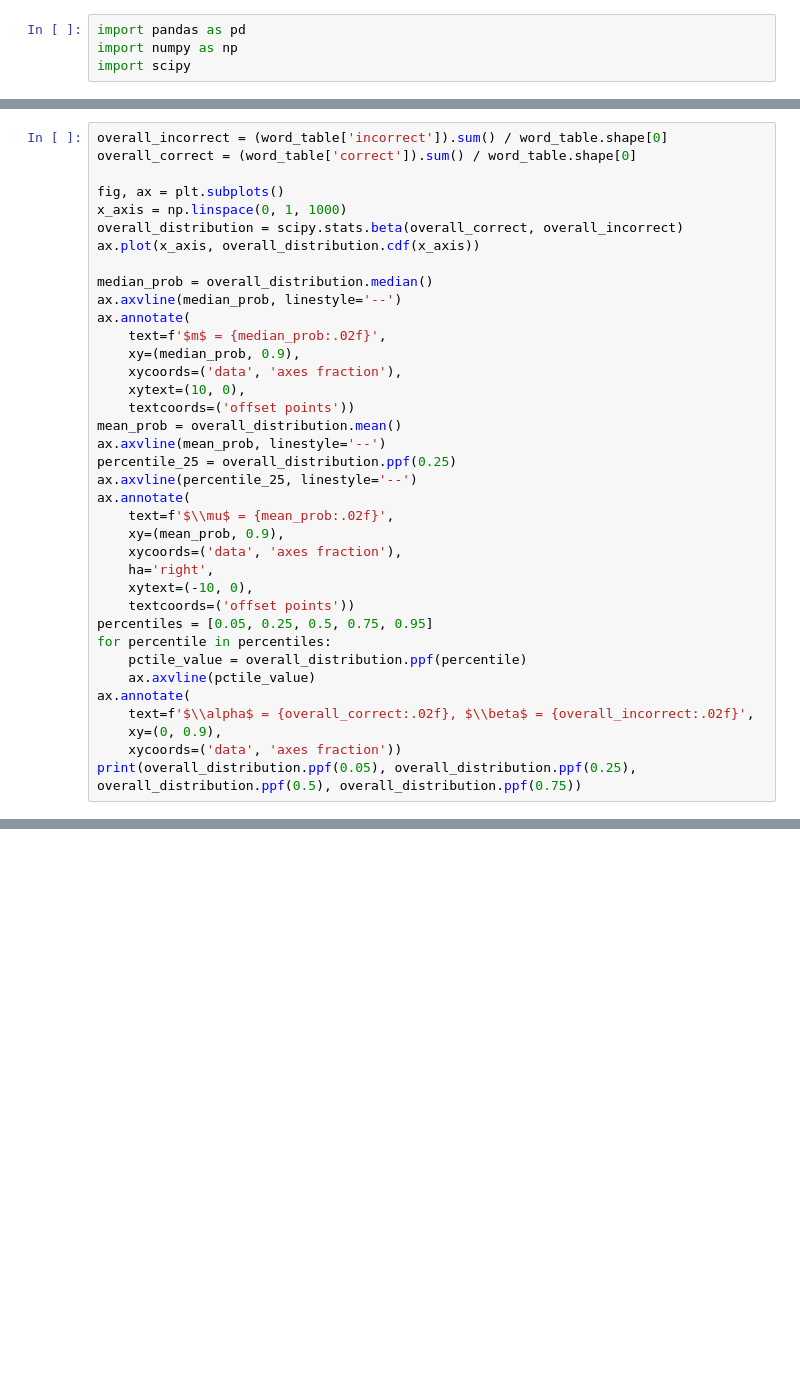
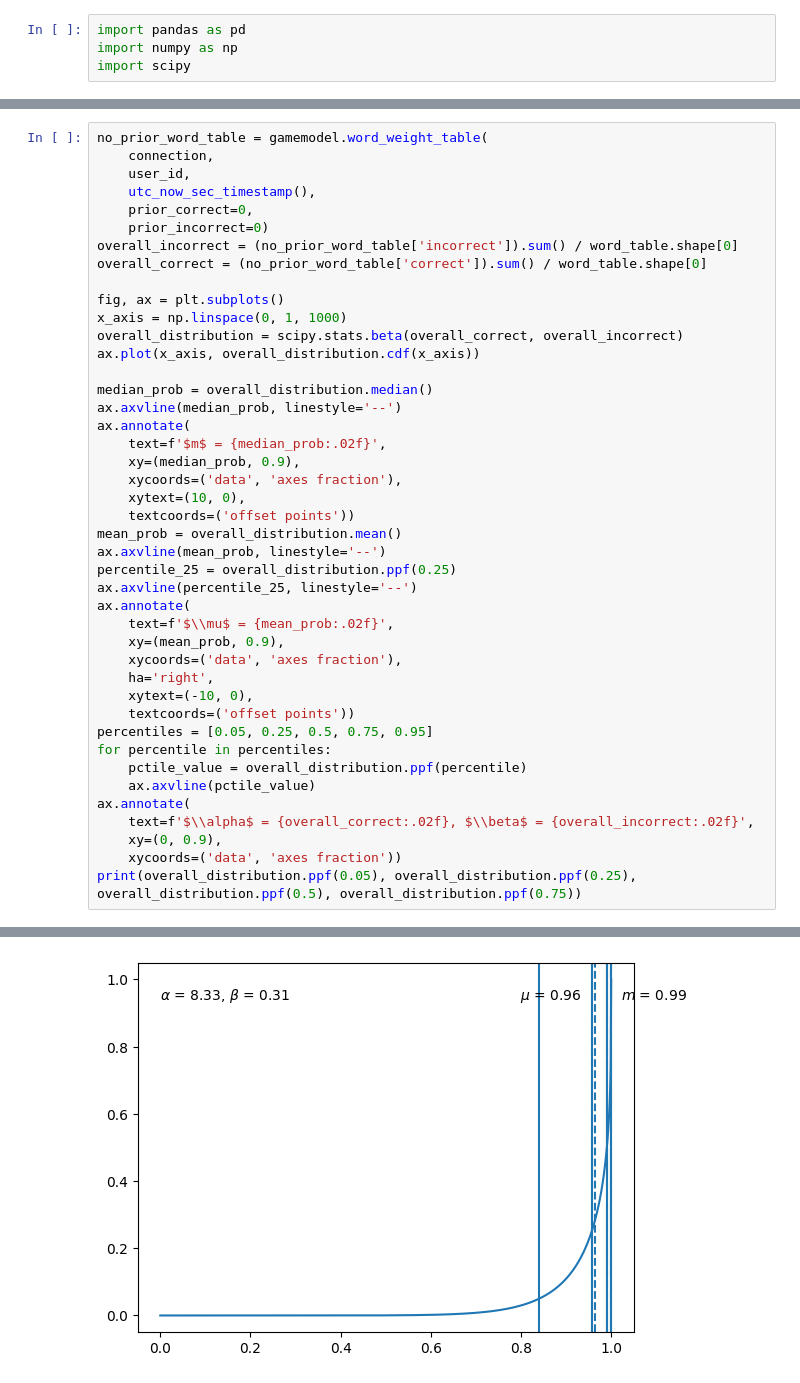
Before and after one commit to stormalinblue/VocabQuiz, a Jupyter notebook: spare/new_plots.ipynb, the cells around one changed output, grey strips where cells are left out. Cells and saved outputs as stored; diff of their text form; blank space fills up the shorter version.

```diff
--- a/spare/new_plots.ipynb
+++ b/spare/new_plots.ipynb
@@ -98,6 +141,12 @@ ax.set_ylabel('Number of words')
 # %%
-overall_incorrect = (word_table['incorrect']).sum() / word_table.shape[0]
-overall_correct = (word_table['correct']).sum() / word_table.shape[0]
+no_prior_word_table = gamemodel.word_weight_table(
+    connection,
+    user_id,
+    utc_now_sec_timestamp(),
+    prior_correct=0,
+    prior_incorrect=0)
+overall_incorrect = (no_prior_word_table['incorrect']).sum() / word_table.shape[0]
+overall_correct = (no_prior_word_table['correct']).sum() / word_table.shape[0]
 
 fig, ax = plt.subplots()
 x_axis = np.linspace(0, 1, 1000)
@@ -132,3 +181,4 @@ ax.annotate(
     xy=(0, 0.9),
     xycoords=('data', 'axes fraction'))
 print(overall_distribution.ppf(0.05), overall_distribution.ppf(0.25), overall_distribution.ppf(0.5), overall_distribution.ppf(0.75))
+# %% [output]
@@ -134,0 +186 @@ print(overall_distribution.ppf(0.05), overall_distribution.ppf(0.25), overall_di
+[figure, added]
```
Also changed, not shown: parts of 10 cells of this notebook, 16 other files.
